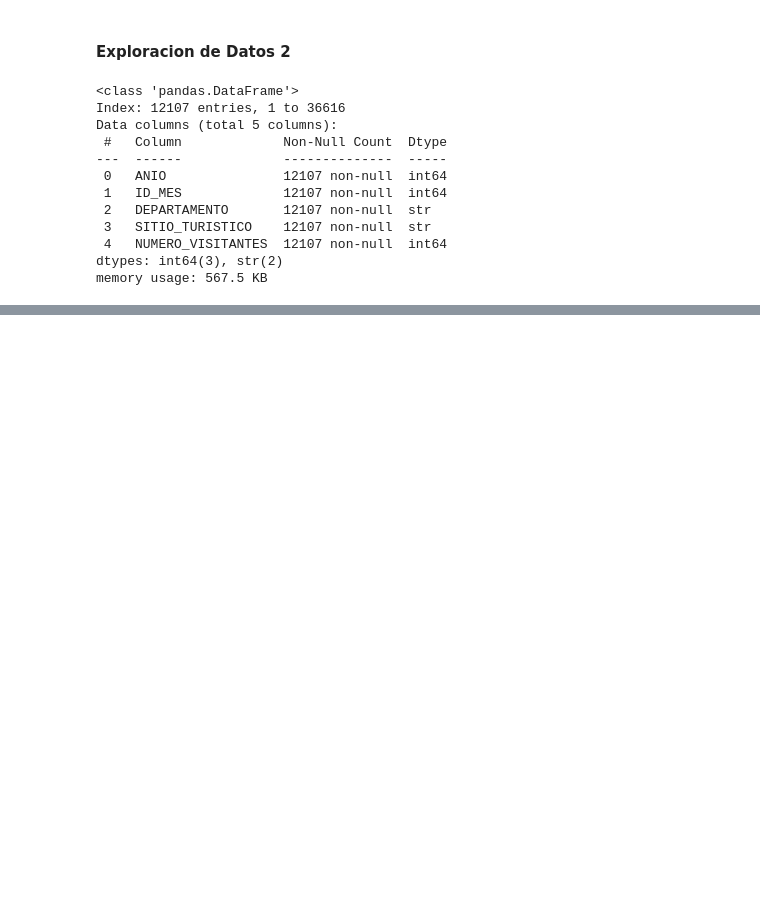
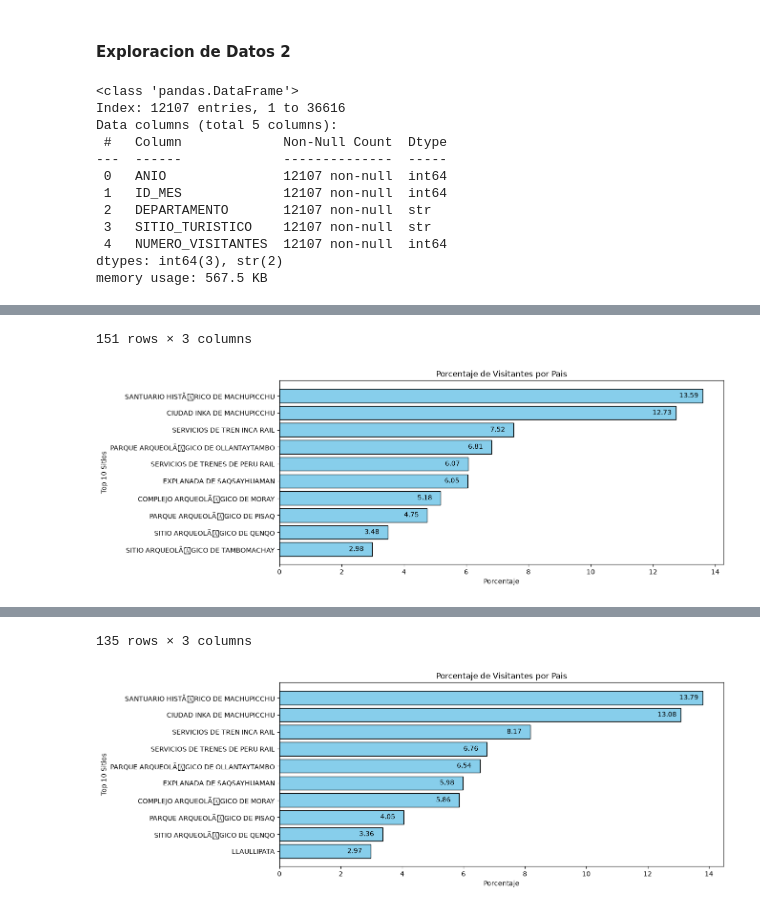
Before and after one commit to jp21bp/DS_Proyectos, a Jupyter notebook: 3_SegmentacionClientes/eda2.ipynb, the cells around one changed output, grey strips where cells are left out. Saved outputs shown, nothing was run; the diff lists cells and outputs as text; code cells hidden in the pictures; blank space fills up the shorter version.

```diff
--- a/3_SegmentacionClientes/eda2.ipynb
+++ b/3_SegmentacionClientes/eda2.ipynb
@@ -704,0 +793,61 @@ memory usage: 567.5 KB
+# %%
+##### Analisis: porcion de los top_x sitios visitantes comparados a todos los visitantes
+#### Entre todos los anios
+### Creando columns porcentaje
+df_s_todos = df_2[['SITIO_TURISTICO', 'NUMERO_VISITANTES']]\
+    .groupby(by='SITIO_TURISTICO', as_index=False)\
+    ['NUMERO_VISITANTES'].sum()\
+    .sort_values(by='NUMERO_VISITANTES', ascending=False)
+df_s_todos['PORCENTAJE'] = ((df_s_todos['NUMERO_VISITANTES']/df_s_todos['NUMERO_VISITANTES'].sum()) * 100).round(2)
+# display(df_s_todos)
+### Visual
+ANCH = 12
+ALT = 5
+top_X = 10
+cmap = plt.get_cmap('tab20', top_X) if top_X <= 20 else plt.get_cmap('hsv', top_X)
+colores = [mcolors.to_hex(cmap(i)) for i in range(top_X)]
+plt.figure(figsize=(ANCH, ALT))
+plt.barh(
+    df_s_todos['SITIO_TURISTICO'][:top_X],
+    df_s_todos['PORCENTAJE'][:top_X],
+    color='skyblue',
+    edgecolor='black'
+)
+for i, valor in enumerate(df_s_todos['PORCENTAJE'][:top_X]):
+    plt.text(valor + max(df_s_todos['PORCENTAJE'][:top_X])*-0.055, i, str(valor), va='center')
+plt.gca().invert_yaxis()
+plt.title('Porcentaje de Visitantes por Pais')
+plt.ylabel(f'Top {top_X} Sitios')
+plt.xlabel('Porcentaje')
+plt.show()
+
+
+#### En el anio 2026
+### Creando columns porcentaje
+df_s_todos = df_2[df_2['ANIO']==2025][['SITIO_TURISTICO', 'NUMERO_VISITANTES']]\
+    .groupby(by='SITIO_TURISTICO', as_index=False)\
+    ['NUMERO_VISITANTES'].sum()\
+    .sort_values(by='NUMERO_VISITANTES', ascending=False)
+df_s_todos['PORCENTAJE'] = ((df_s_todos['NUMERO_VISITANTES']/df_s_todos['NUMERO_VISITANTES'].sum()) * 100).round(2)
+# display(df_s_todos)
+### Visual
+ANCH = 12
+ALT = 5
+top_X = 10
+cmap = plt.get_cmap('tab20', top_X) if top_X <= 20 else plt.get_cmap('hsv', top_X)
+colores = [mcolors.to_hex(cmap(i)) for i in range(top_X)]
+plt.figure(figsize=(ANCH, ALT))
+plt.barh(
+    df_s_todos['SITIO_TURISTICO'][:top_X],
+    df_s_todos['PORCENTAJE'][:top_X],
+    color='skyblue',
+    edgecolor='black'
+)
+for i, valor in enumerate(df_s_todos['PORCENTAJE'][:top_X]):
+    plt.text(valor + max(df_s_todos['PORCENTAJE'][:top_X])*-0.055, i, str(valor), va='center')
+plt.gca().invert_yaxis()
+plt.title('Porcentaje de Visitantes por Pais')
+plt.ylabel(f'Top {top_X} Sitios')
+plt.xlabel('Porcentaje')
+plt.show()
+# %% [output]
@@ -704,0 +866,2 @@ memory usage: 567.5 KB
+151 rows × 3 columns
+[figure, added]
@@ -704,0 +880,2 @@ memory usage: 567.5 KB
+135 rows × 3 columns
+[figure, added]
```
Also changed, not shown: parts of 5 cells of this notebook.
